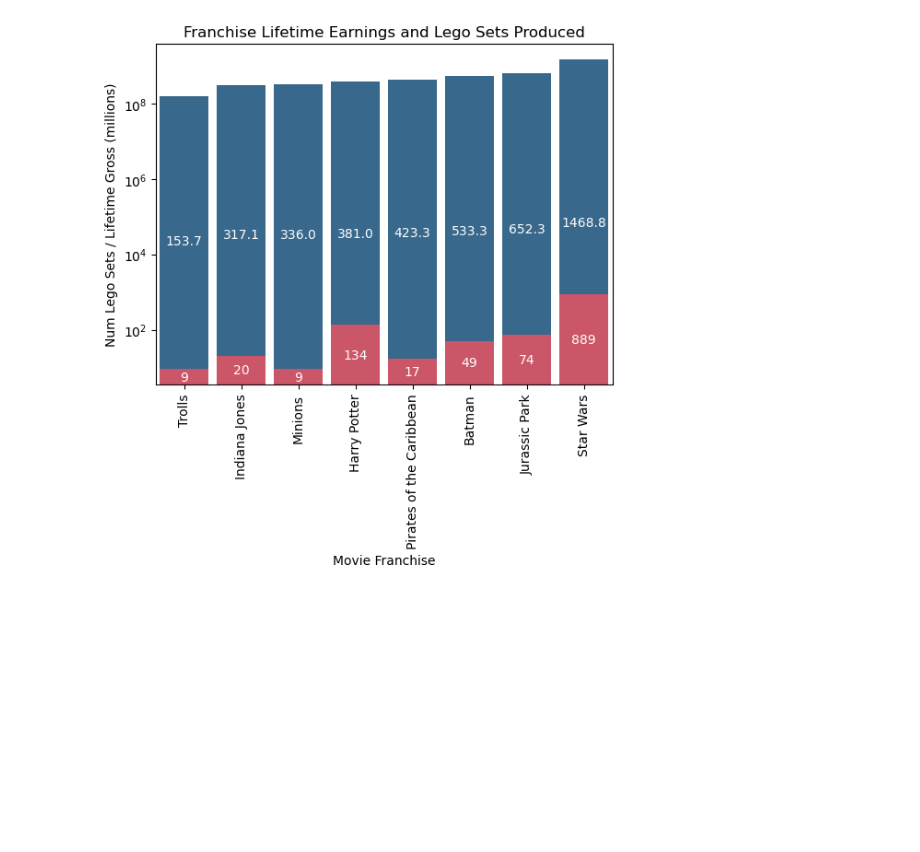
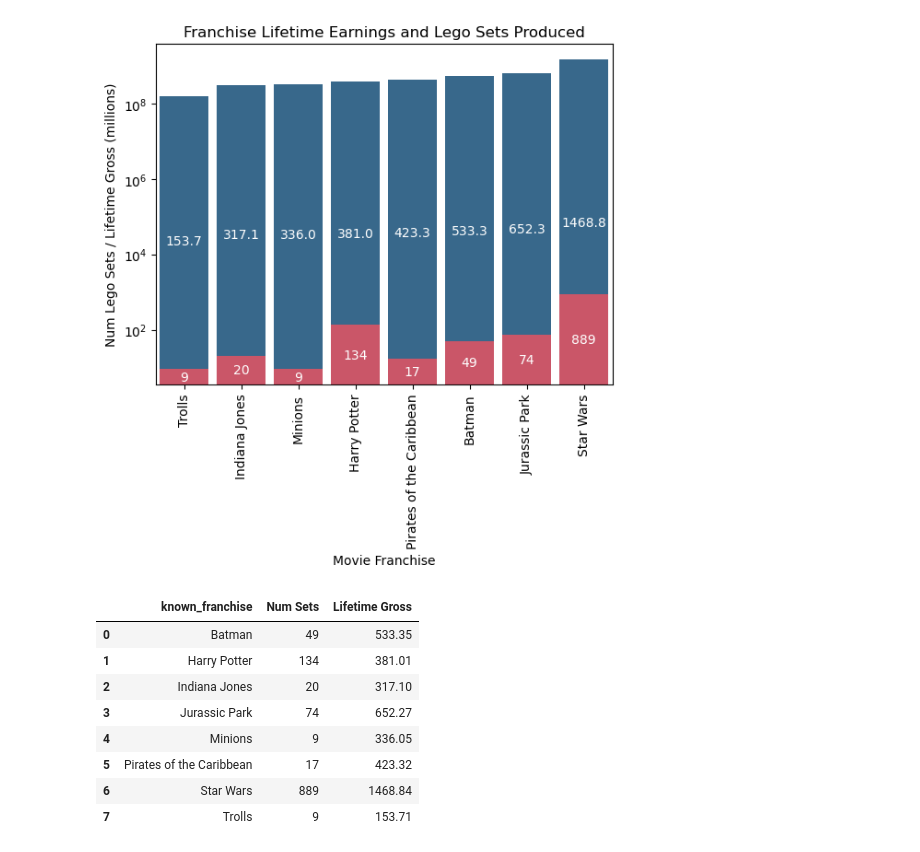
Before and after one commit to UC-Berkeley-I-School/Project2_Lego_EDA, a Jupyter notebook: lego_theme_eda_didi.ipynb, the cells around one changed output. Cells and saved outputs as stored; diff of their text form; code cells hidden in the pictures; blank space fills up the shorter version.

```diff
--- a/lego_theme_eda_didi.ipynb
+++ b/lego_theme_eda_didi.ipynb
@@ -862,3 +862,16 @@ plt.xticks(rotation=90)
   Text(6, 0, 'Jurassic Park'),
   Text(7, 0, 'Star Wars')])
 [figure]
+# %%
+earnings_and_sets['Lifetime Gross'] = earnings_and_sets['Lifetime Gross'].div(1000000).round(2)
+earnings_and_sets
+# %% [output]
+|  | known_franchise | Num Sets | Lifetime Gross |
+| 0 | Batman | 49 | 533.35 |
+| 1 | Harry Potter | 134 | 381.01 |
+| 2 | Indiana Jones | 20 | 317.10 |
+| 3 | Jurassic Park | 74 | 652.27 |
+| 4 | Minions | 9 | 336.05 |
+| 5 | Pirates of the Caribbean | 17 | 423.32 |
+| 6 | Star Wars | 889 | 1468.84 |
+| 7 | Trolls | 9 | 153.71 |
```
Also changed, not shown: parts of 17 cells of this notebook, 1 other file.
